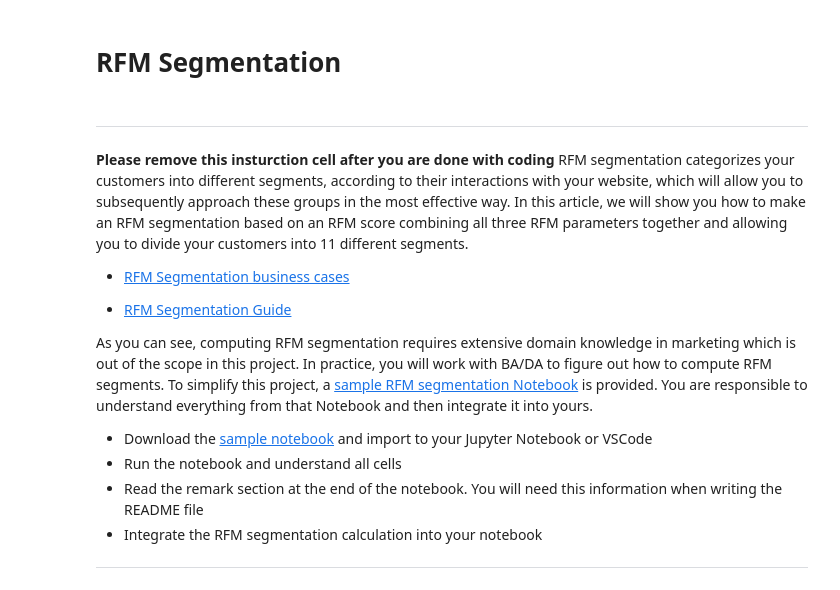
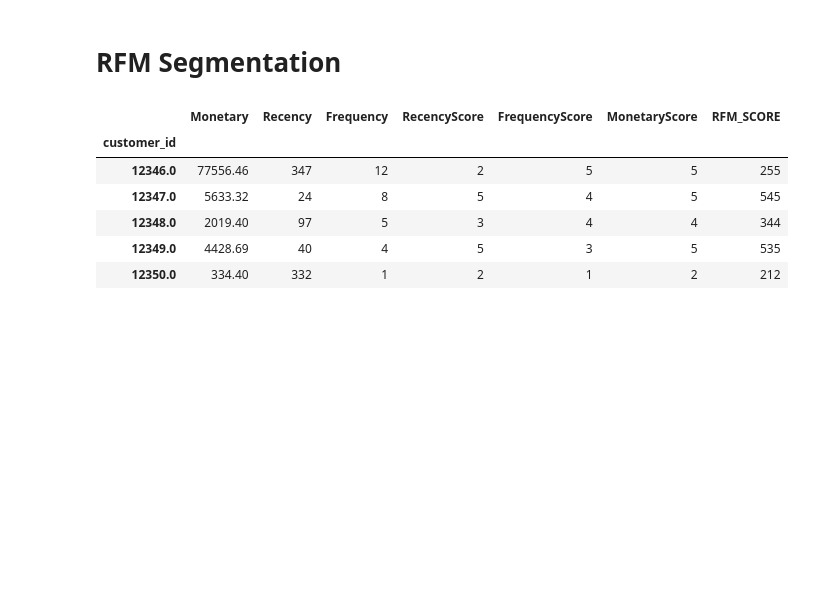
Before and after one commit to jarviscanada/jarvis_data_eng_CurtisLopes, a Jupyter notebook: python_data_analytics/retail_data_analytics_wrangling.ipynb, the cells around one changed output. Drawn from its saved outputs; the diff is of its cells as text; code cells hidden in the pictures; blank space fills up the shorter version.

Commit message:
Completing RFM formatting

```diff
--- a/python_data_analytics/retail_data_analytics_wrangling.ipynb
+++ b/python_data_analytics/retail_data_analytics_wrangling.ipynb
@@ -508,20 +508,66 @@ print(f"Total number of customerIDs in RFM table: {rfm_df.shape[0]}")
 Total number of customerIDs in RFM table: 5942
 # %% [markdown]
 # RFM Segmentation
-# %% [markdown]
----
-**Please remove this insturction cell after you are done with coding**
-RFM segmentation categorizes your customers into different segments, according to their interactions with your website, which will allow you to subsequently approach these groups in the most effective way. In this article, we will show you how to make an RFM segmentation based on an RFM score combining all three RFM parameters together and allowing you to divide your customers into 11 different segments.
-
-- [RFM Segmentation business cases](https://docs.exponea.com/docs/rfm-segmentation-business-use)
-
-- [RFM Segmentation Guide](https://docs.exponea.com/docs/rfm-segmentation-business-use)
-
-As you can see, computing RFM segmentation requires extensive domain knowledge in marketing which is out of the scope in this project. In practice, you will work with BA/DA to figure out how to compute RFM segments. To simplify this project, a [sample RFM segmentation Notebook](https://github.com/jarviscanada/jarvis_data_eng_demo/blob/feature/data/python_data_wrangling/ipynb/customer-segmentation-with-rfm-score.ipynb) is provided. You are responsible to understand everything from that Notebook and then integrate it into yours.
-
-- Download the [sample notebook](https://github.com/jarviscanada/jarvis_data_eng_demo/blob/feature/data/python_data_wrangling/ipynb/customer-segmentation-with-rfm-score.ipynb) and import to your Jupyter Notebook or VSCode
-- Run the notebook and understand all cells
-- Read the remark section at the end of the notebook. You will need this information when writing the README file
-- Integrate the RFM segmentation calculation into your notebook
-
----
+# %%
+# Data Preparation
+
+retail_df['invoice_no'].nunique()
+
+# Compute item_total for each row
+retail_df['item_total'] = retail_df['quantity'] * retail_df['unit_price']
+
+
+retail_df['invoice_date'].min()
+retail_df['invoice_date'].max()
+
+# Set today's date
+today = datetime(2012, 1, 1)
+
+# Convert invoice_date to datetime
+retail_df['invoice_date'] = pd.to_datetime(retail_df['invoice_date'])
+
+# Only taking values greater than 0
+retail_df = retail_df[retail_df['quantity'] > 0]
+retail_df = retail_df[retail_df['item_total'] > 0]
+
+# remove observations with missing data from retail_df
+retail_df.dropna(inplace=True)
+
+# Finding Recency and Monetary values
+retail_df_x = retail_df.groupby('customer_id').agg({'item_total': lambda x: x.sum(),
+                                                   'invoice_date': lambda x: (today - x.max()).days
+                                                   }).rename(columns={
+    'item_total': 'Monetary',
+    'invoice_date': 'Recency'
+})
+
+# Finding Frequency values
+retail_df_y = retail_df.groupby('customer_id').agg({'invoice_no': pd.Series.nunique}).rename(columns={
+    'invoice_no': 'Frequency'
+})
+
+# creating RFM table
+rfm_table = pd.merge(retail_df_x, retail_df_y, on='customer_id')
+
+# RFM score values
+rfm_table['RecencyScore'] = pd.qcut(rfm_table['Recency'],5,labels=[5,4,3,2,1])
+rfm_table['FrequencyScore'] = pd.qcut(rfm_table['Frequency'].rank(method="first"),5,labels=[1,2,3,4,5])
+rfm_table['MonetaryScore'] = pd.qcut(rfm_table['Monetary'],5,labels=[1,2,3,4,5])
+
+#RFM score values are combined side by side in str format
+(rfm_table['RecencyScore'].astype(str) +
+ rfm_table['FrequencyScore'].astype(str) +
+ rfm_table['MonetaryScore'].astype(str)).head()
+
+#calculation of the RFM score
+rfm_table["RFM_SCORE"] = rfm_table['RecencyScore'].astype(str) + rfm_table['FrequencyScore'].astype(str) + rfm_table['MonetaryScore'].astype(str)
+
+rfm_table.head()
+# %% [output]
+|  | Monetary | Recency | Frequency | RecencyScore | FrequencyScore | MonetaryScore | RFM_SCORE |
+| customer_id |  |  |  |  |  |  |  |
+| 12346.0 | 77556.46 | 347 | 12 | 2 | 5 | 5 | 255 |
+| 12347.0 | 5633.32 | 24 | 8 | 5 | 4 | 5 | 545 |
+| 12348.0 | 2019.40 | 97 | 5 | 3 | 4 | 4 | 344 |
+| 12349.0 | 4428.69 | 40 | 4 | 5 | 3 | 5 | 535 |
+| 12350.0 | 334.40 | 332 | 1 | 2 | 1 | 2 | 212 |
```
Also changed, not shown: parts of 2 cells of this notebook.
